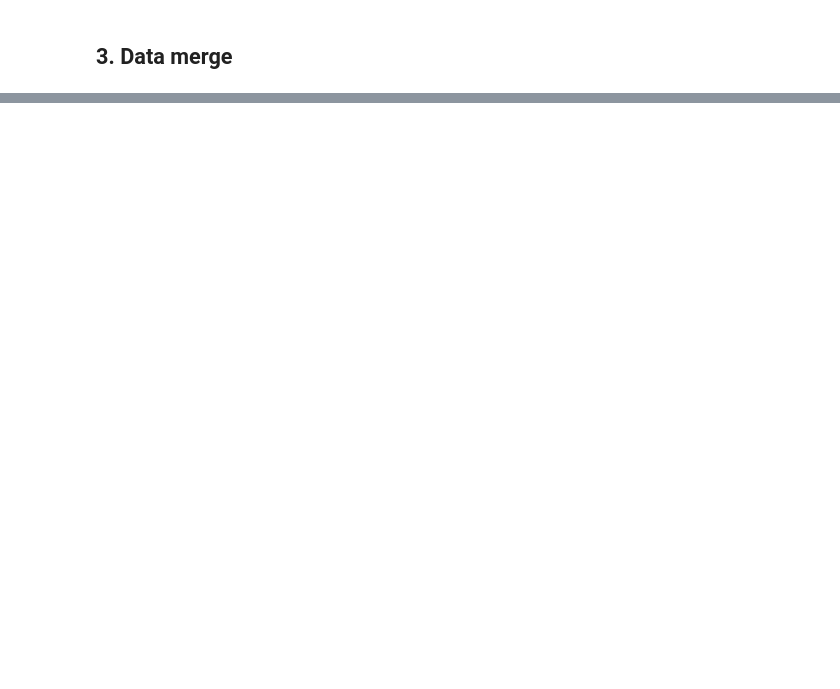
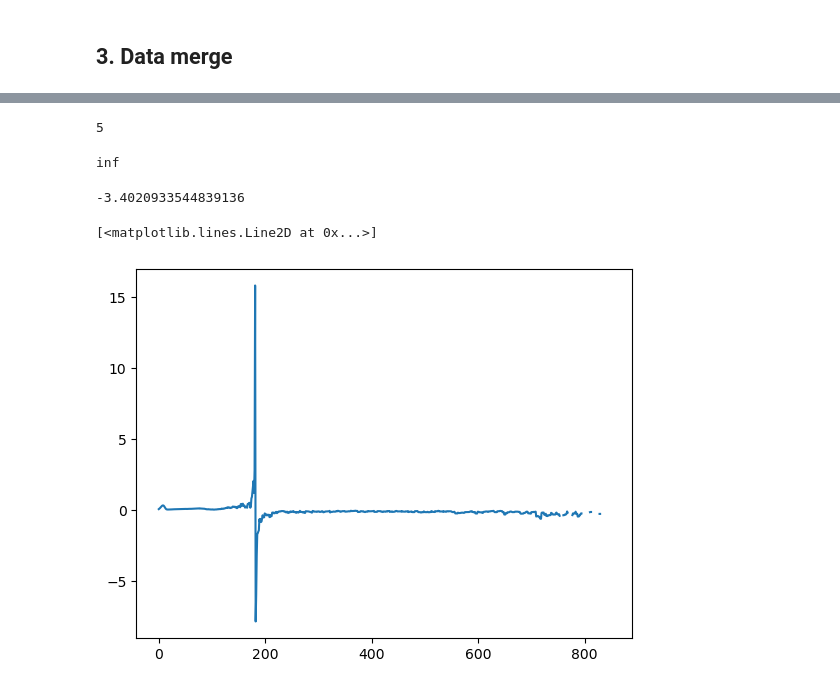
Before and after one commit to pozzo-research-group/saxs_data_processing, a Jupyter notebook: brenden_prototype/datamerge/saxs_data_process_prototyping.ipynb, the cells around one changed output, grey strips where cells are left out. Saved outputs shown, nothing was run; the diff lists cells and outputs as text; code cells hidden in the pictures; blank space fills up the shorter version.

```diff
--- a/brenden_prototype/datamerge/saxs_data_process_prototyping.ipynb
+++ b/brenden_prototype/datamerge/saxs_data_process_prototyping.ipynb
@@ -138,0 +173,54 @@ esaxs_bkg_data['I'][0]
+# %%
+#iterate over values in I
+last_3_Is = []
+variance = []
+avg = []
+ranges = []
+
+
+for i, row in data1.iterrows():
+    I = row['I']
+    if i < 5:
+        last_3_Is.append(I)
+        continue
+    else:
+
+        if i == 100:
+            print(len(last_3_Is))
+
+        last_3_Is.append(I)
+
+        Imin = min(last_3_Is)
+        Imax = max(last_3_Is)
+        Iavg = np.log(np.mean(last_3_Is))
+
+        Irange = np.log(Imax) - np.log(Imin)
+        avg.append(Iavg)
+        ranges.append(Iavg)
+
+        var = Irange/Iavg
+
+        variance.append(var)
+        last_3_Is.pop(0)
+
+
+
+
+# For last 3 values, get min and max val
+
+# min-max should be less than x % of average of last 3 values
+# %% [output]
+5
+# %%
+Irange
+# %% [output]
+inf
+# %%
+Iavg
+# %% [output]
+-3.4020933544839136
+# %%
+plt.plot(variance)
+# %% [output]
+[<matplotlib.lines.Line2D at 0x...>]
+[figure, added]
```
Also changed, not shown: parts of 22 cells of this notebook.
